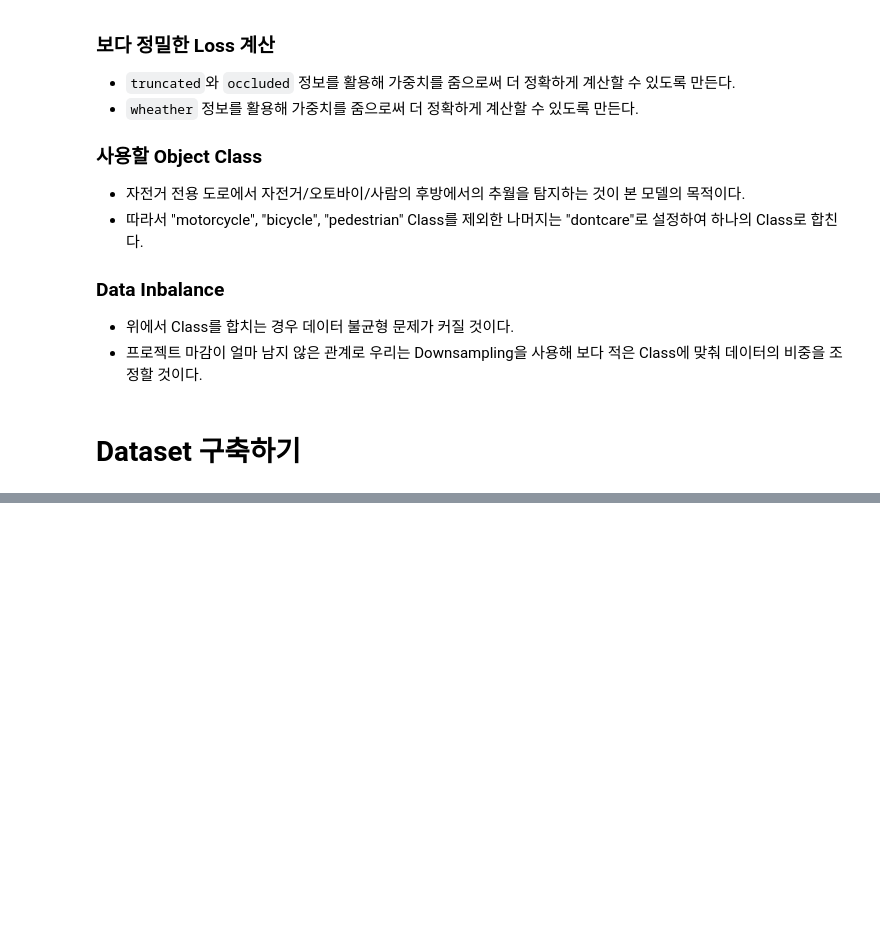
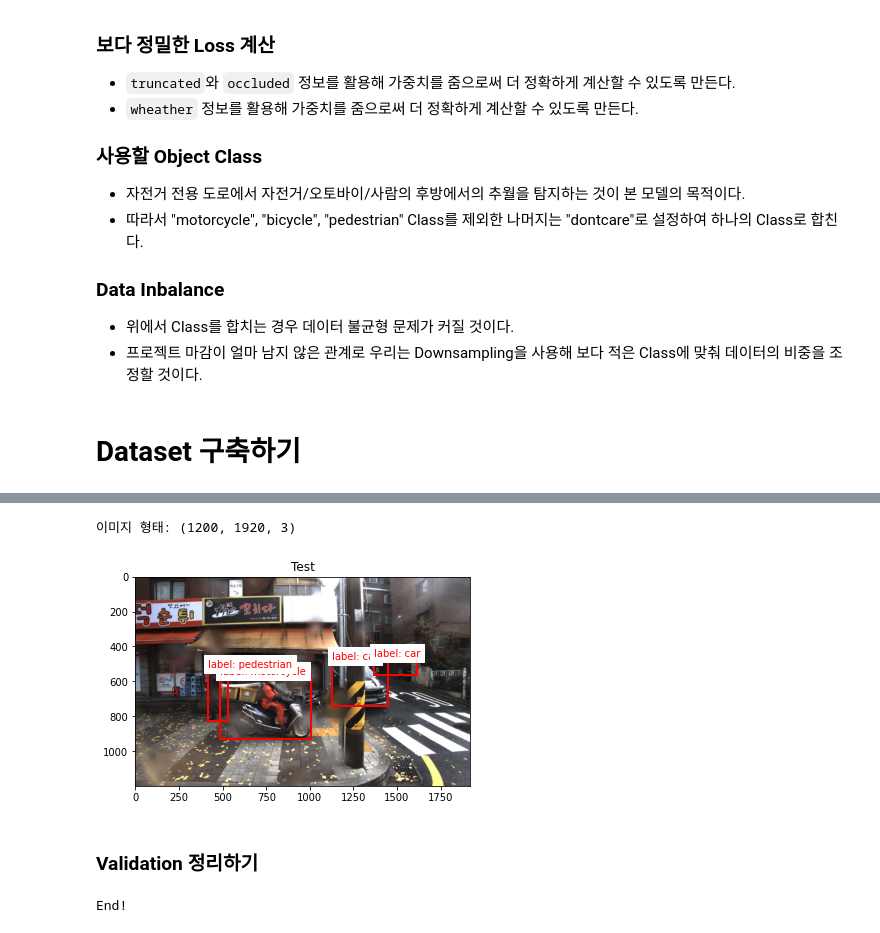
Before and after one commit to chaeengg/BearTeam, a Jupyter notebook: data/eda/EDA01.ipynb, the cells around one changed output, grey strips where cells are left out. Saved outputs shown, nothing was run; the diff lists cells and outputs as text; code cells hidden in the pictures; blank space fills up the shorter version.

Commit message:
ai-hub Done

```diff
--- a/data/eda/EDA01.ipynb
+++ b/data/eda/EDA01.ipynb
@@ -454,0 +742,33 @@ class CustomYoloDataset(Dataset):
+# %%
+import re
+from tqdm import tqdm
+import shutil
+from pathlib import Path
+basePath = Path(os.getcwd()).parent
+newbasePath = Path(basePath) / 'datasets' / 'aihub'
+oldbasePath = Path(basePath) / 'datasets' / 'aihub_raw'
+
+fd = open('./pathesPerClass_final.json', 'r')
+info = json.load(fd)
+
+for key, val in info.items():
+    print(f"Moving {key}...")
+    count = 0
+    for rawSrc, annoSrc in tqdm(val):
+        if count > 10000:
+            break # 10,000개만 선택한다.
+
+        # Base 바꾸기
+        rawDst = Path(re.sub(str(oldbasePath), str(newbasePath), rawSrc))
+        annoDst = Path(re.sub(str(oldbasePath), str(newbasePath), annoSrc))
+
+        # 이동하기
+        if os.path.exists(rawSrc) and os.path.exists(annoSrc):
+            os.makedirs(rawDst.parent, exist_ok = True)
+            shutil.copy(rawSrc, rawDst)
+
+            os.makedirs(annoDst.parent, exist_ok = True)
+            shutil.copy(annoSrc, annoDst)
+            count += 1
+
+    print(f"Done: {count}")
@@ -454,0 +784,44 @@ class CustomYoloDataset(Dataset):
+# %%
+# Test
+dataset = AIHUBDataset(newbasePath, train=True)
+test(dataset, 3000)
+# %% [output]
+이미지 형태: (1200, 1920, 3)
+[figure, added]
+# %% [markdown]
+### Validation 정리하기
+# %%
+# Class 분포 구하기
+from collections import defaultdict
+from torch.utils.data import DataLoader
+from tqdm import tqdm
+import gc
+
+gc.collect() # 추적되지 않는 열려있는 파일들 삭제
+
+dataset = AIHUBDataset(dataPath, train=False)
+classes = defaultdict(lambda: 0)
+
+start = 0
+end = len(dataset)
+step = 512
+nxt = 0
+
+for idx in tqdm(range(start, end, step)):
+    gc.collect()
+    start = idx
+    nxt = idx + step if idx + step < end else end
+
+    _, annos = dataset[idx:nxt]
+    # None을 반환하는 Annos 지우기
+    annos = list(filter(lambda x: x != None, annos))
+    # Annotations가 없을 수 있다.
+    bboxInfos = [anno['annotations'] if anno['annotations'] else {} for anno in annos]
+
+    for bboxInfo in bboxInfos:
+        for bbox in bboxInfo:
+            classes[bbox['bbox.category']] += 1
+
+print("End!")
+# %% [output]
+End!
```
Also changed, not shown: parts of 41 cells of this notebook, 1 other file.
